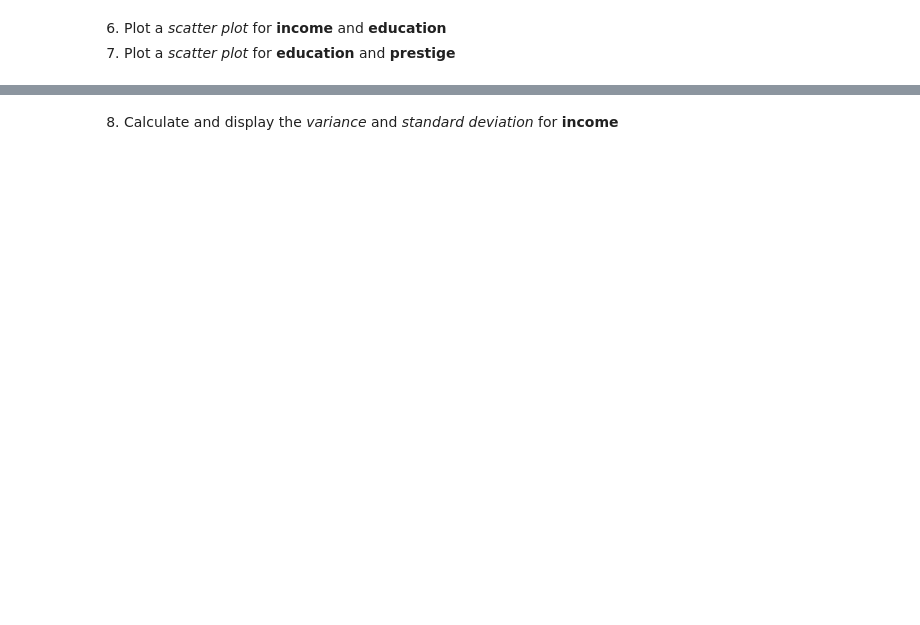
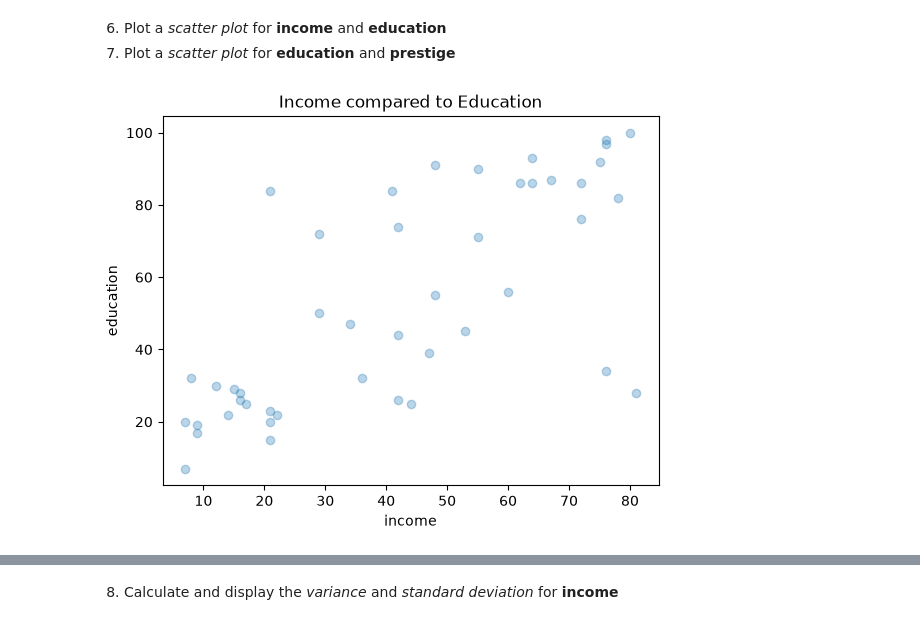
Before and after one commit to dalew14/CSCI-4047-800, a Jupyter notebook: Mod02 Know Your Data/Assignment2.ipynb, the cells around one changed output, grey strips where cells are left out. Cells and saved outputs as stored; diff of their text form; code cells hidden in the pictures; blank space fills up the shorter version.

```diff
--- a/Mod02 Know Your Data/Assignment2.ipynb
+++ b/Mod02 Know Your Data/Assignment2.ipynb
@@ -34,0 +86,9 @@ In this exercise, you are provided with data regarding income, education, and ot
+# %%
+# Code here
+plt.scatter(x=df['income'], y = df['education'], alpha=0.3)
+plt.title("Income compared to Education")
+plt.xlabel('income')
+plt.ylabel("education")
+plt.show()
+# %% [output]
+[figure, added]
```
Also changed, not shown: parts of 13 cells of this notebook, 2 other files.
